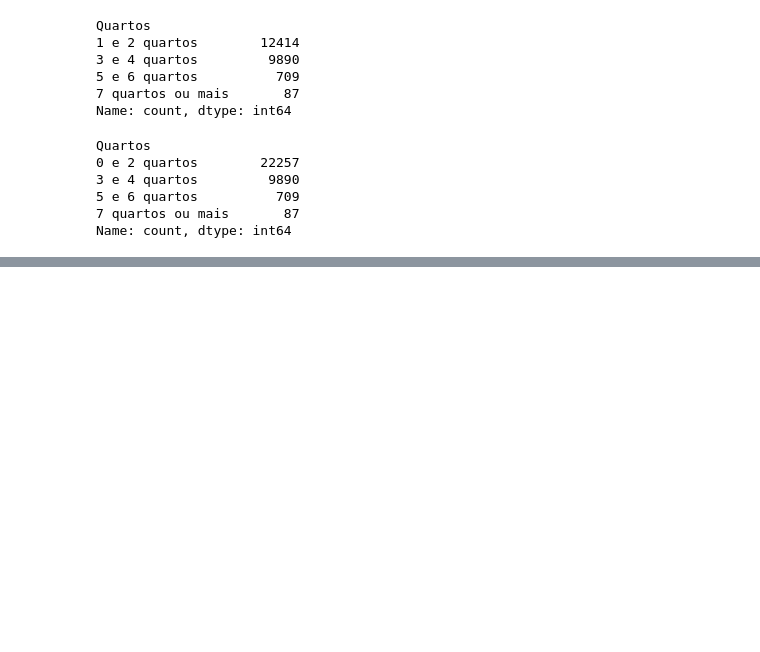
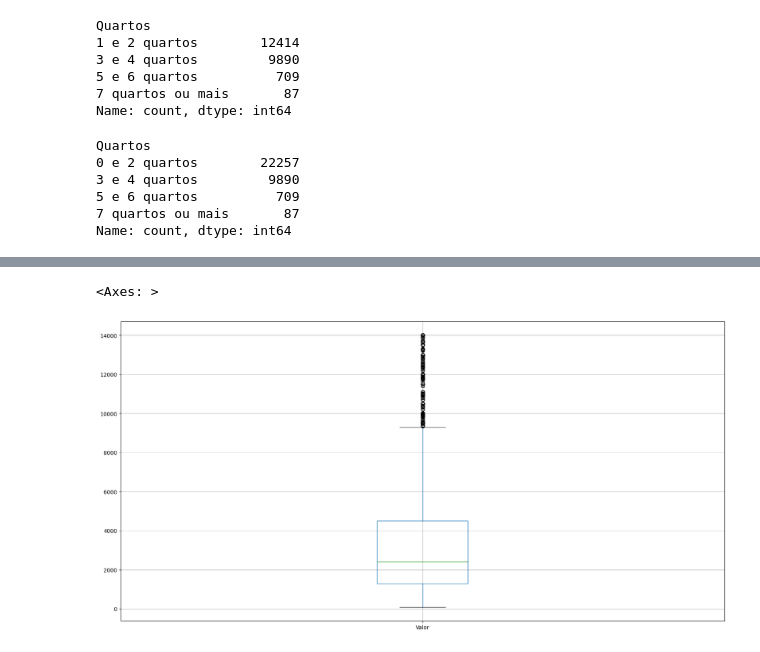
Before and after one commit to joseevilasio/Data-Science-Studies, a Jupyter notebook: FormaçãoAlura-Data-Science/Tratando_e_Analisando_Dados.ipynb, the cells around one changed output, grey strips where cells are left out. Saved outputs shown, nothing was run; the diff lists cells and outputs as text; code cells hidden in the pictures; blank space fills up the shorter version.

```diff
--- a/FormaçãoAlura-Data-Science/Tratando_e_Analisando_Dados.ipynb
+++ b/FormaçãoAlura-Data-Science/Tratando_e_Analisando_Dados.ipynb
@@ -618,0 +691,3 @@ Name: count, dtype: int64
+# %%
+dados_aluguel_selecao = dados_aluguel.query("@valor >= @limite_inferior and @valor <= @limite_superior")
+dados_aluguel_selecao
@@ -618,0 +708,5 @@ Name: count, dtype: int64
+# %%
+dados_aluguel_selecao.boxplot(["Valor"])
+# %% [output]
+<Axes: >
+[figure, added]
```
Also changed, not shown: parts of 11 cells of this notebook, 1 other file.
